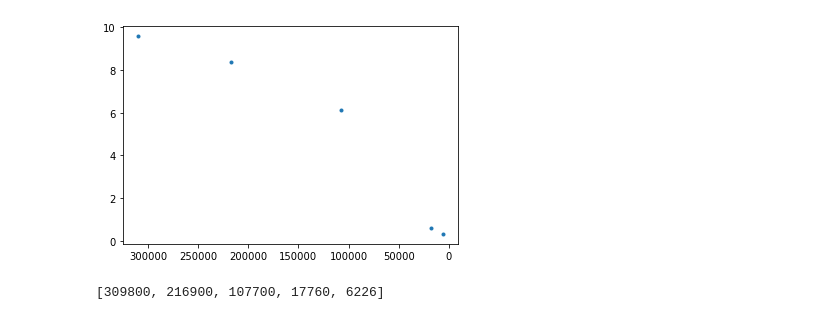
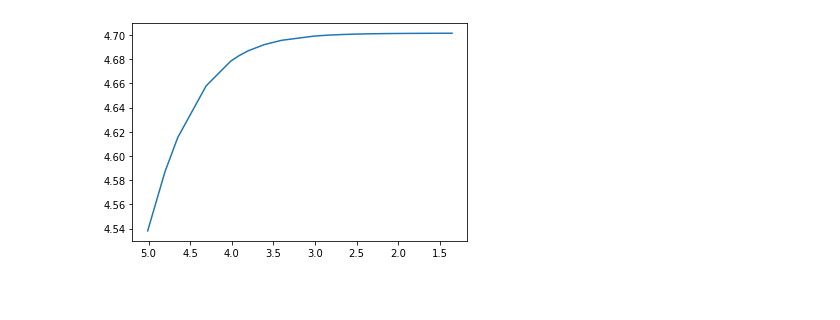
Before and after one commit to Raiziel/Experimental-Physics-Python-Projects, a Jupyter notebook: Op Amp.ipynb, the cells around one changed output. Drawn from its saved outputs; the diff is of its cells as text; code cells hidden in the pictures; blank space fills up the shorter version.

```diff
--- a/Op Amp.ipynb
+++ b/Op Amp.ipynb
@@ -72,0 +158,2 @@ Freq.reverse()
+# %%
+Gain = [T,S,R,Q,P,O,N,M,L,K,J,I,H,G,F,E,D,C,B,A]
@@ -77,6 +251,0 @@ Freq
-# %%
-Gain=[9.577135135135135,
- 8.386756756756757,
- 6.114216216216216,
- 0.6151764705882353,
- 0.32596363636363634]
@@ -82,0 +324,5 @@ Gain=[9.577135135135135,
+# %%
+A_ol=[]
+for i in range(len(Freq)):
+    Aol = max(Gain)/(np.sqrt(1+Freq[i]/92746))
+    A_ol.append(Aol)
@@ -82,0 +357,5 @@ Gain=[9.577135135135135,
+# %%
+A_cl=[]
+for i in A_ol:
+    CL=G2/(np.sqrt(((1-G2)**2)/(((i))**2)))
+    A_cl.append(CL)
@@ -85,14 +477,10 @@ Gain.reverse()
 # %%
-plt.plot(Freq,Gain,'.')
+plt.plot(np.log10(Freq),(A_cl))
 # grab a reference to the current axes
 ax = plt.gca()
 # set the xlimits to be the reverse of the current xlimits
 ax.set_xlim(ax.get_xlim()[::-1])
 # call `draw` to re-render the graph
 plt.draw()
 # %% [output]
-[figure, old version]
+[figure, new version]
-# %%
-Freq
-# %% [output]
-[309800, 216900, 107700, 17760, 6226]
```
Also changed, not shown: parts of 56 cells of this notebook.
